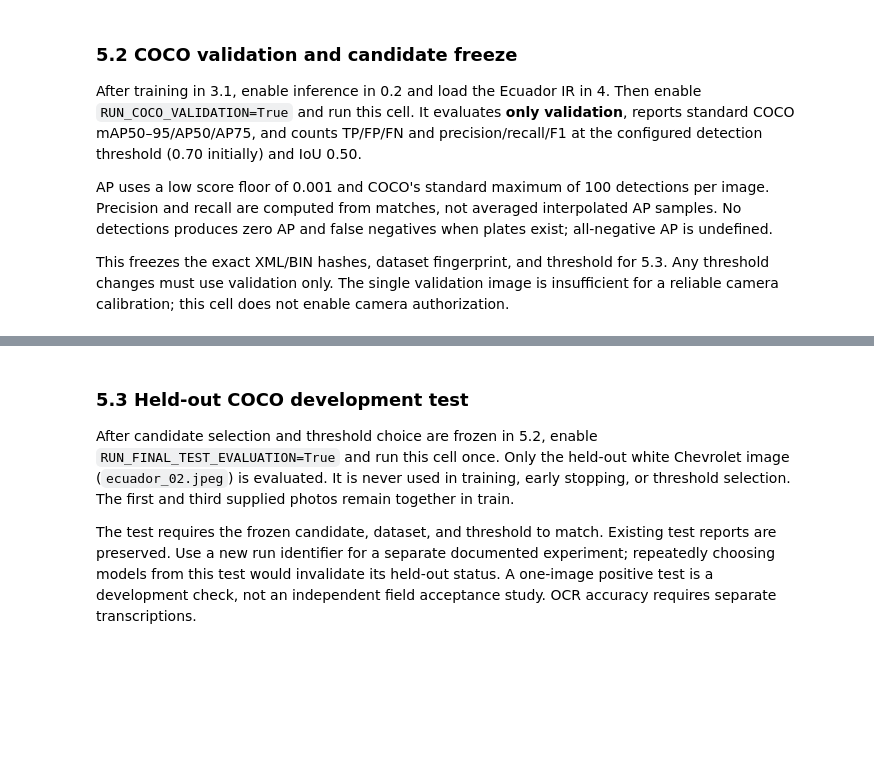
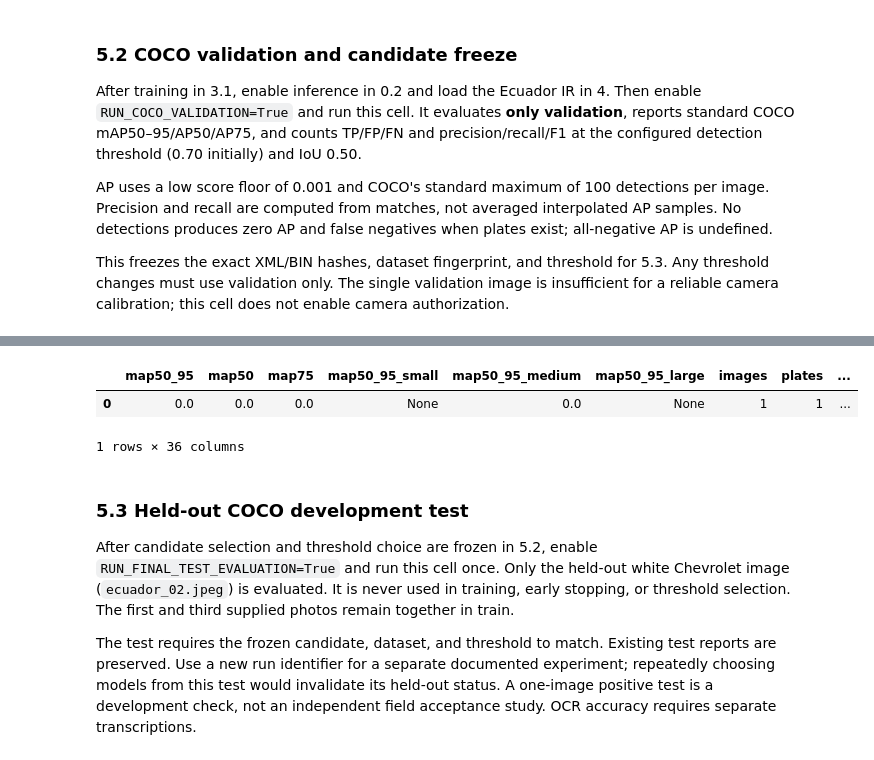
Before and after one commit to eduardoceballos666/SIRAP_USA_ECUADOR, a Jupyter notebook: notebooks/ecuador/sirap_backend_ecuador.ipynb, the cells around one changed output, grey strips where cells are left out. Cells and saved outputs as stored; diff of their text form; code cells hidden in the pictures; blank space fills up the shorter version.

```diff
--- a/notebooks/ecuador/sirap_backend_ecuador.ipynb
+++ b/notebooks/ecuador/sirap_backend_ecuador.ipynb
@@ -214,16 +218,16 @@ DETECTOR_THRESHOLD = 0.70
 OCR_THRESHOLD = 0.94
 
 # Enable only the stages you intend to run, then rerun their cells.
-RUN_TRAIN_ECUADOR = False
-RUN_INFERENCE = False
+RUN_TRAIN_ECUADOR = True
+RUN_INFERENCE = True
 RUN_VIDEO = False
-RUN_COCO_VALIDATION = False
-RUN_FINAL_TEST_EVALUATION = False
+RUN_COCO_VALIDATION = True
+RUN_FINAL_TEST_EVALUATION = True
 RESTORE_ECUADOR_IR_FROM_DRIVE = False
 USE_ECUADOR_TRAINED_MODEL = True
 USE_BASE_MODEL_FOR_SMOKE = False  # True exports the initial model for a technical smoke check only.
 PERSIST_OUTPUTS_TO_DRIVE = False
-PUBLISH_SMALL_METRICS_TO_GITHUB = False
+PUBLISH_SMALL_METRICS_TO_GITHUB = True
 
 DRIVE_ROOT = Path('/content/drive_sirap/MyDrive/SIRAP_USA_ECUADOR')
 DRIVE_SCRIPTS_DIR = DRIVE_ROOT / 'generated_scripts/ecuador'
@@ -1169,7 +1256,7 @@ This freezes the exact XML/BIN hashes, dataset fingerprint, and threshold for 5.
 Any threshold changes must use validation only. The single validation image is insufficient
 for a reliable camera calibration; this cell does not enable camera authorization.
 # %%
-COCO_VALIDATION_REPORT = None
+COCO_VALIDATION_REPORT = True
 if RUN_COCO_VALIDATION:
     from src.evaluate import evaluate_detector
     if not DATA_READY or detector is None or not MODEL_IS_COUNTRY_FINETUNED:
@@ -1192,3 +1279,4 @@ if RUN_COCO_VALIDATION:
     persist_file_to_drive(validation_path, DRIVE_ROOT / 'results/ecuador/metrics' / validation_path.name)
 else:
     print('COCO validation disabled. No accuracy metrics have been computed.')
+# %% [output]
@@ -1195,3 +1285,6 @@ else:
+|  | map50_95 | map50 | map75 | map50_95_small | map50_95_medium | map50_95_large | images | plates | ... |
+| 0 | 0.0 | 0.0 | 0.0 | None | 0.0 | None | 1 | 1 | ... |
+1 rows × 36 columns
 # %% [markdown]
 ### 5.3 Held-out COCO development test
 
```
Also changed, not shown: parts of 29 cells of this notebook.
